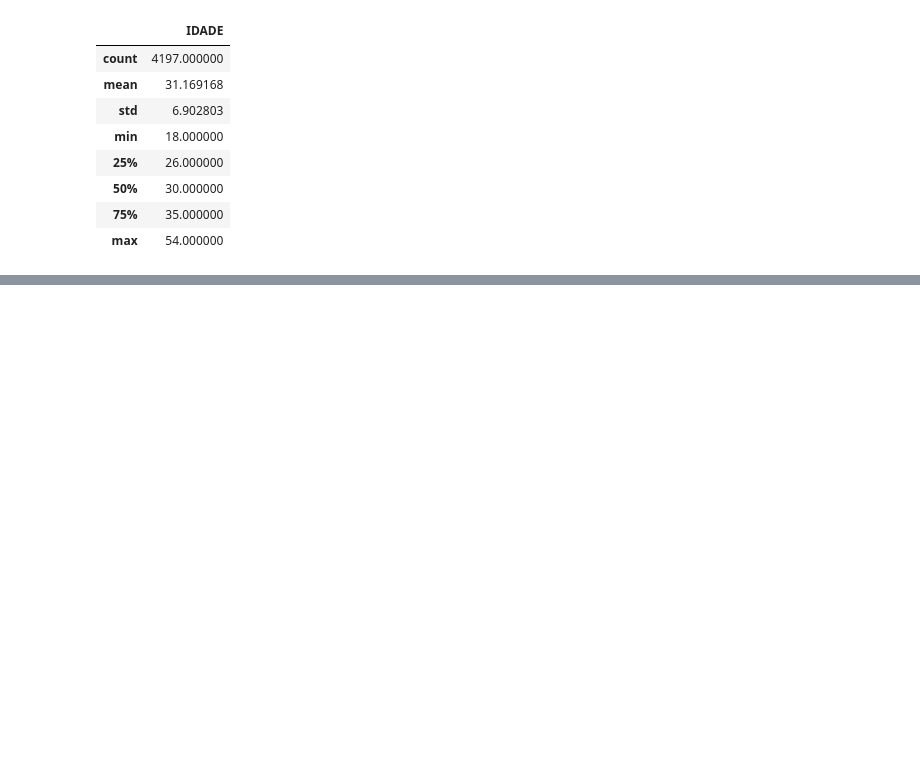
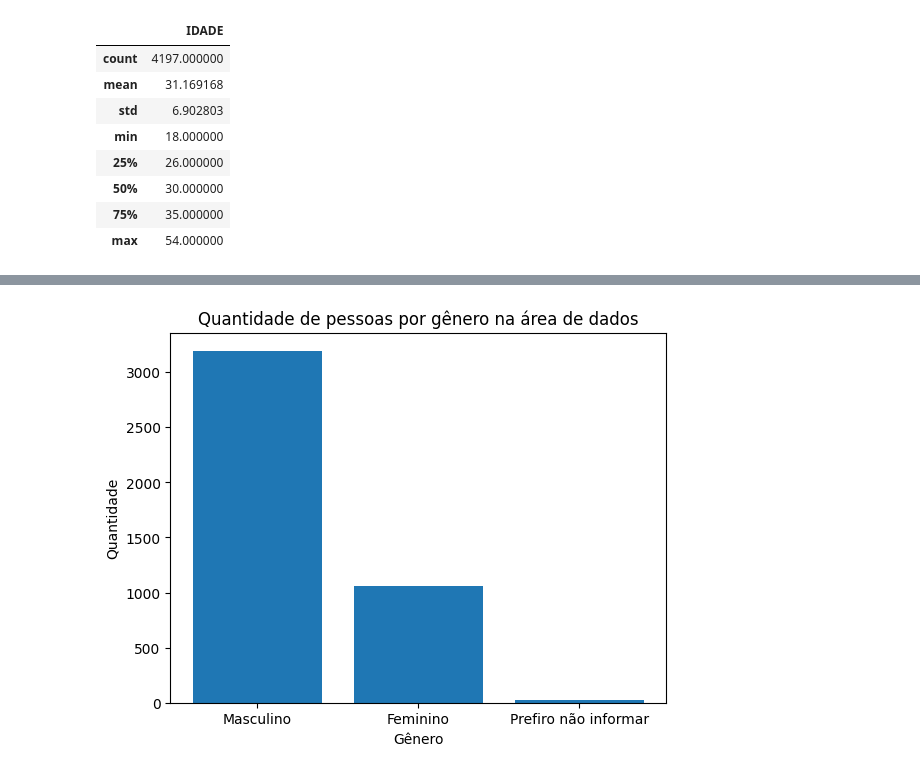
Before and after one commit to izabellaradichi/programaria_dados, a Jupyter notebook: analise_dados.ipynb, the cells around one changed output, grey strips where cells are left out. Cells and saved outputs as stored; diff of their text form; code cells hidden in the pictures; blank space fills up the shorter version.

```diff
--- a/analise_dados.ipynb
+++ b/analise_dados.ipynb
@@ -165,0 +1144,2 @@ dados[dados["GENERO"]!="Masculino"]
+# %%
+dados = pd.read_csv("/content/drive/MyDrive/Curso PrograMaria Dados/analise_dados.csv")
@@ -165,0 +1156,2 @@ dados[dados["GENERO"]!="Masculino"]
+# %%
+genero_counts = dados['GENERO'].value_counts()
@@ -165,0 +1160,9 @@ dados[dados["GENERO"]!="Masculino"]
+# %%
+plt.figure()
+plt.bar(height = genero_counts.values, x = genero_counts.index)
+plt.title('Quantidade de pessoas por gênero na área de dados')
+plt.xlabel('Gênero')
+plt.ylabel('Quantidade')
+plt.show()
+# %% [output]
+[figure, added]
```
Also changed, not shown: parts of 172 cells of this notebook.
